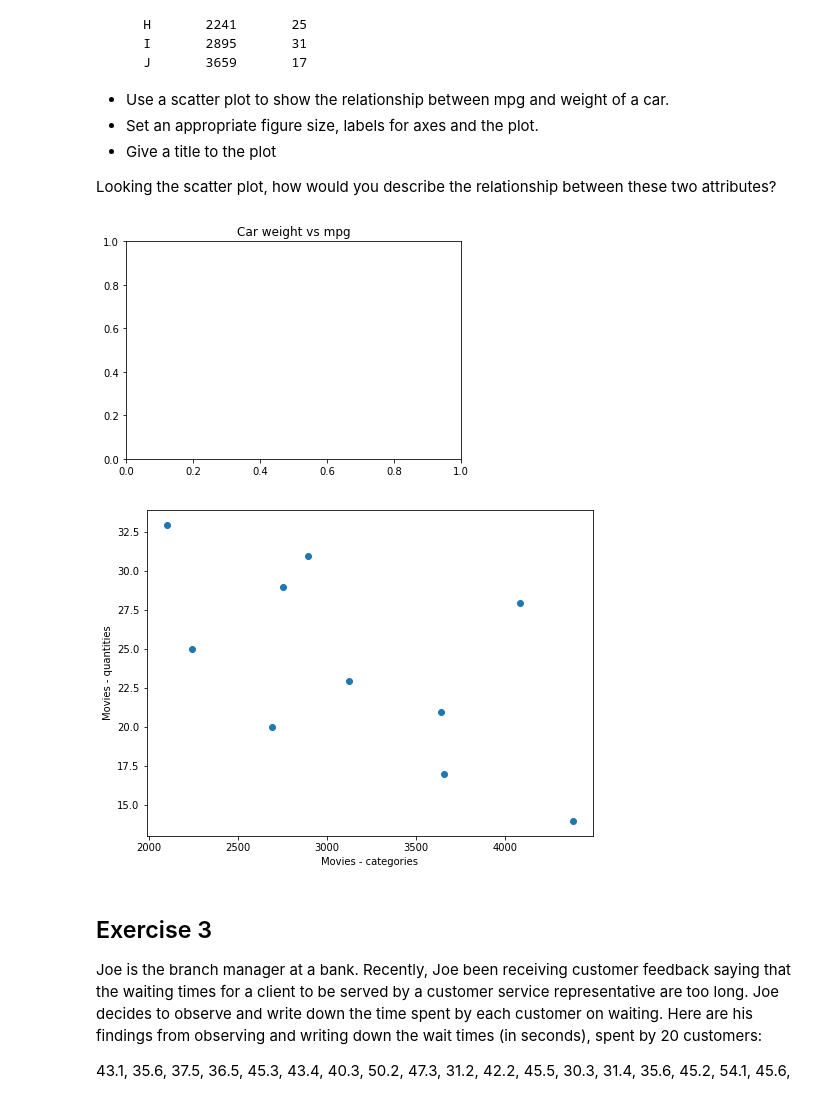
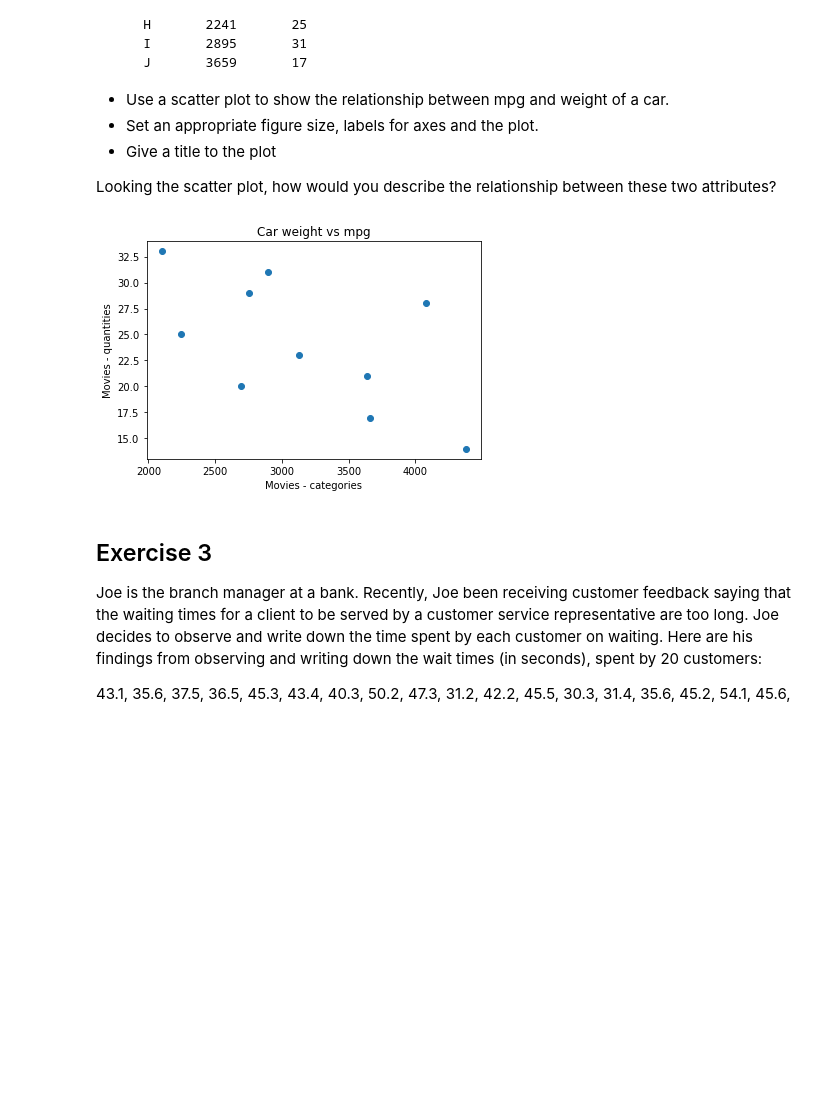
Before and after one commit to fleralle/dsc-data-viz-lab-houston-ds-042219, a Jupyter notebook: index.ipynb, the cells around one changed output. Drawn from its saved outputs; the diff is of its cells as text; code cells hidden in the pictures; blank space fills up the shorter version.

```diff
--- a/index.ipynb
+++ b/index.ipynb
@@ -73,32 +73,32 @@ Looking the scatter plot, how would you describe the relationship between these
 # %%
 # import the required libraries
 import numpy as np
 import matplotlib.pyplot as plt
 
 # Set plot space as inline for inline plots and qt for external plots
 %matplotlib inline
+
 weight = [2750, 3125, 2100, 4082, 2690, 3640, 4380, 2241, 2895, 3659]
 mpg = [29, 23, 33, 28, 20, 21, 14, 25, 31, 17]
 
 # Give a title to the bar graph
 plt.title('Car weight vs mpg')
 
 # Set the figure size in inches
-plt.figure(figsize=(8,6))
+# plt.figure(figsize=(8,6))
 
 # Plot with scatter()
 plt.scatter(weight,mpg)
 
 # Set x and y axes labels and give titles
 # plt.legend()
 plt.xlabel('Movies - categories')
 plt.ylabel('Movies - quantities')
 
 # Output the final plot
 plt.show()
 # %% [output]
-[figure, old version]
+[figure, new version]
-[figure, removed]
 # %% [markdown]
 ## Exercise 3
 
```
